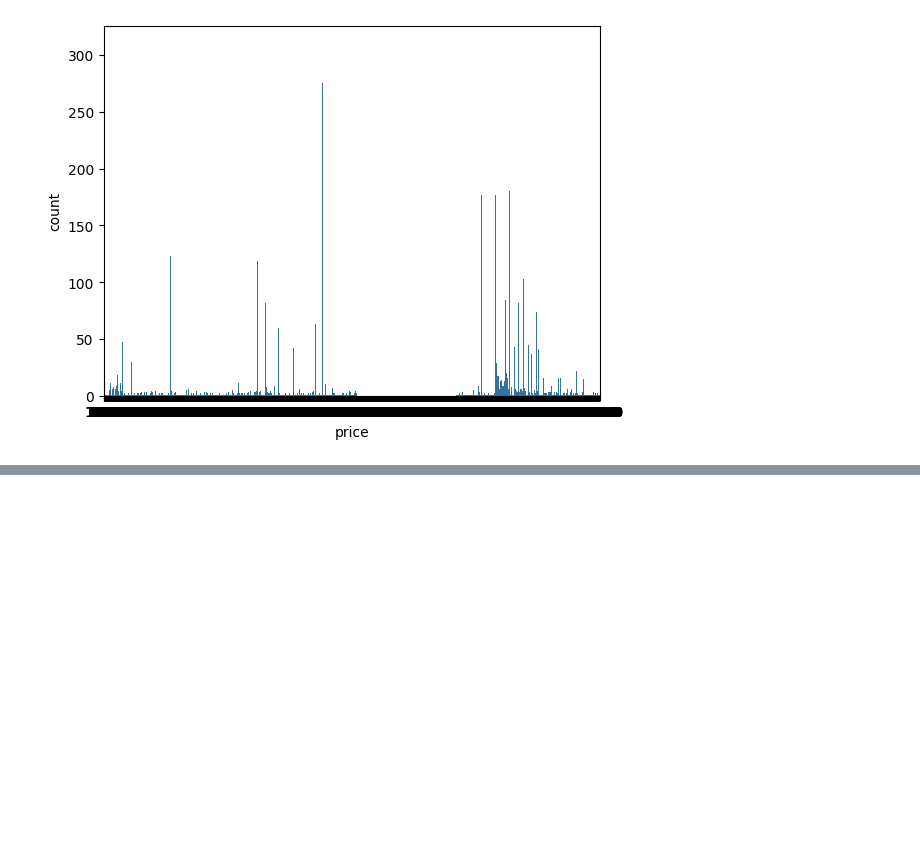
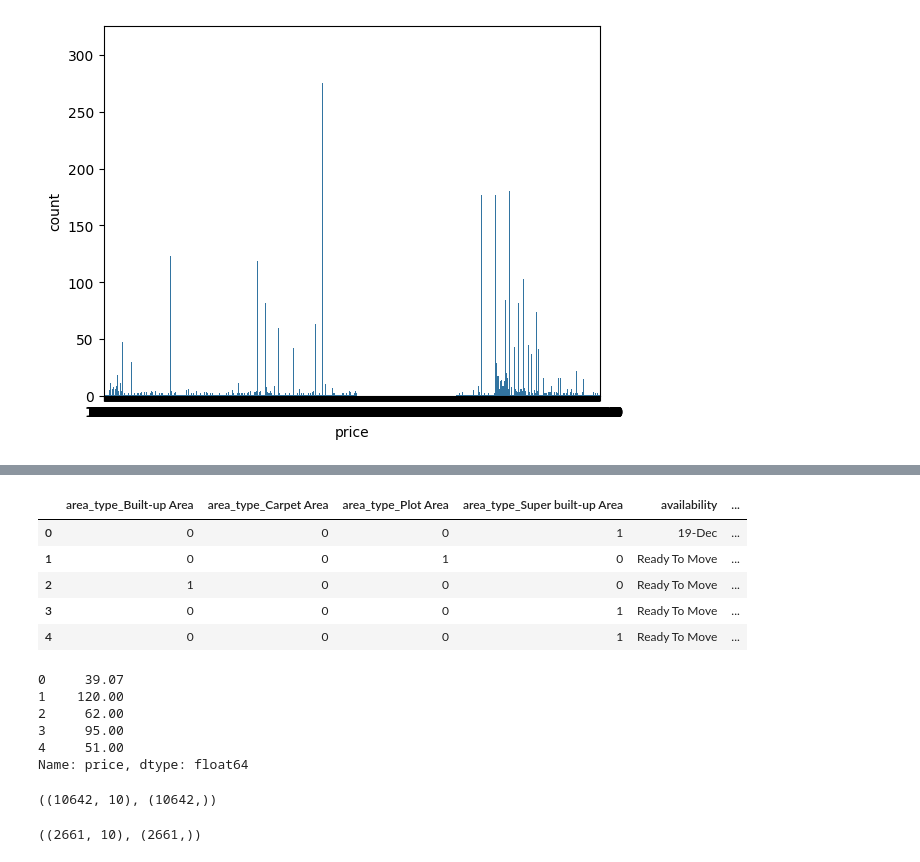
Before and after one commit to fishitmo/Takeobds, a Jupyter notebook: Takeo_Assignment_Bangaluru_House_Price_Prediction.ipynb, the cells around one changed output, grey strips where cells are left out. Saved outputs shown, nothing was run; the diff lists cells and outputs as text; code cells hidden in the pictures; blank space fills up the shorter version.

```diff
--- a/Takeo_Assignment_Bangaluru_House_Price_Prediction.ipynb
+++ b/Takeo_Assignment_Bangaluru_House_Price_Prediction.ipynb
@@ -201,0 +258,26 @@ plt.show()
+# %%
+#Separate independent and dependent columns
+#independent columns by index positions
+# independent_columns = df_ban.iloc[:, :10]
+X = df_ban.drop(columns=['price'])
+# Select the dependent column by index position (last column)
+# dependent_column = df_ban.iloc[:, -1]
+y = df_ban['price']
+# %%
+X.head()
+# %% [output]
+|  | area_type_Built-up Area | area_type_Carpet Area | area_type_Plot Area | area_type_Super built-up Area | availability | ... |
+| 0 | 0 | 0 | 0 | 1 | 19-Dec | ... |
+| 1 | 0 | 0 | 1 | 0 | Ready To Move | ... |
+| 2 | 1 | 0 | 0 | 0 | Ready To Move | ... |
+| 3 | 0 | 0 | 0 | 1 | Ready To Move | ... |
+| 4 | 0 | 0 | 0 | 1 | Ready To Move | ... |
+# %%
+y.head()
+# %% [output]
+0     39.07
+1    120.00
+2     62.00
+3     95.00
+4     51.00
+Name: price, dtype: float64
@@ -201,0 +288,8 @@ plt.show()
+# %%
+X_train.shape , y_train.shape
+# %% [output]
+((10642, 10), (10642,))
+# %%
+X_test.shape, y_test.shape
+# %% [output]
+((2661, 10), (2661,))
```
Also changed, not shown: parts of 11 cells of this notebook.
